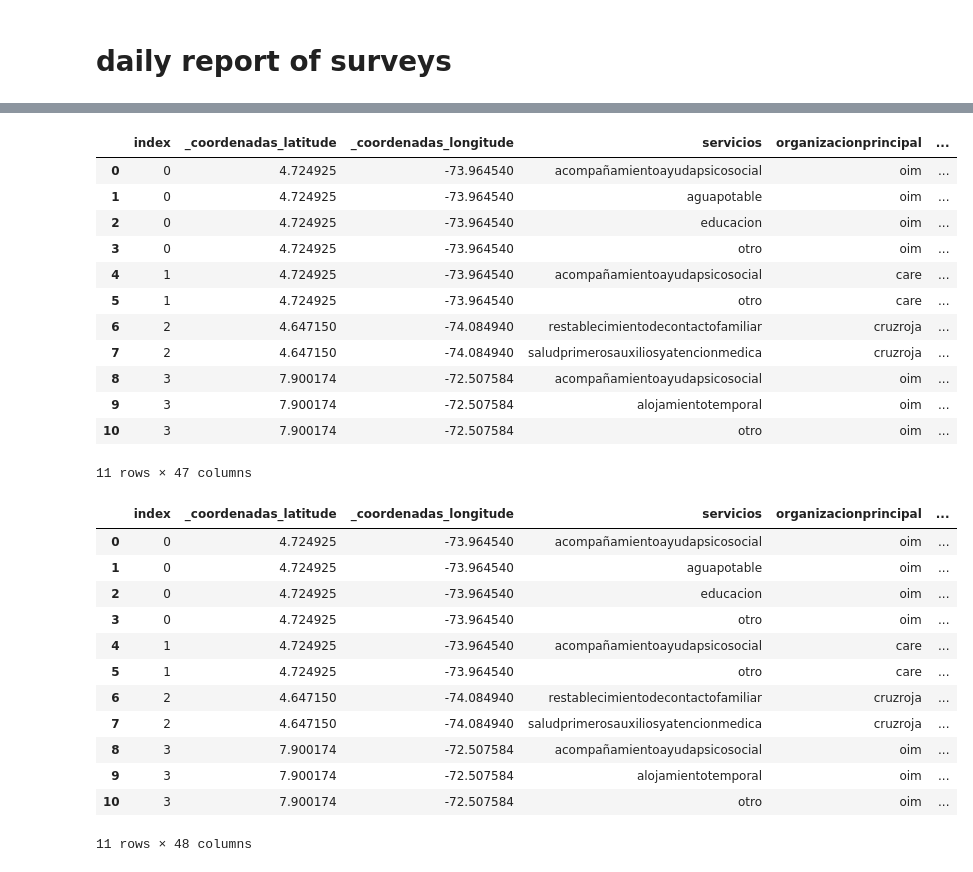
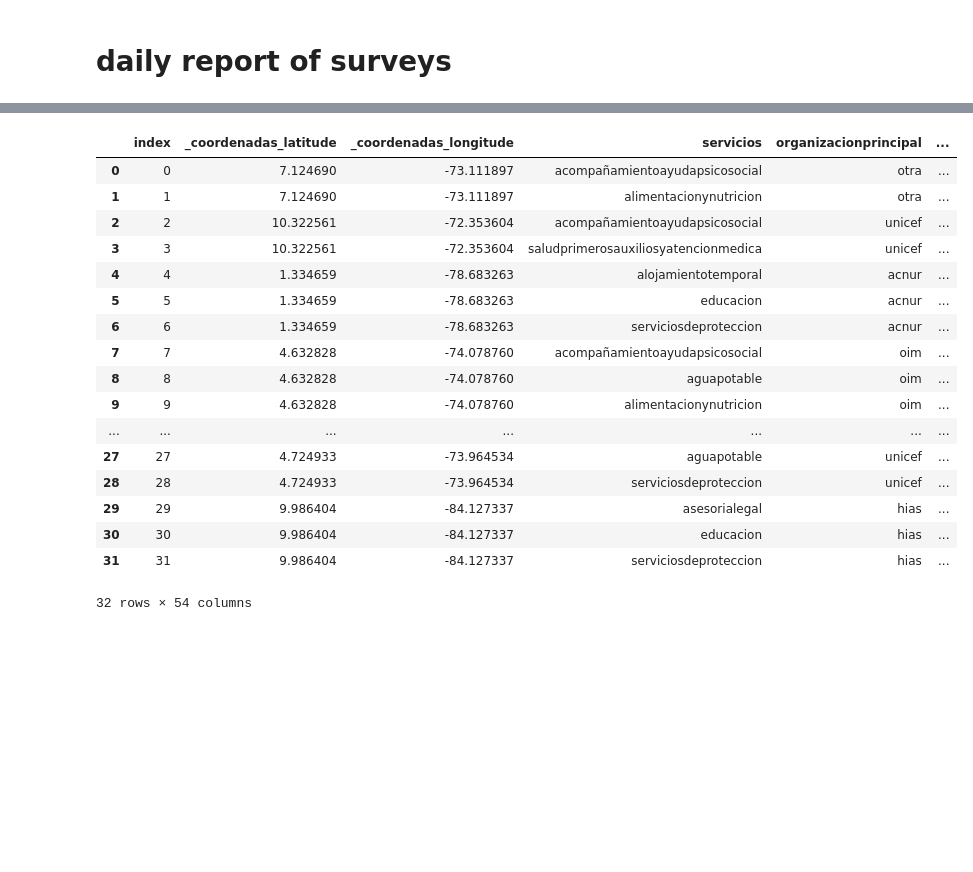
Before and after one commit to maolarte/Aurora, a Jupyter notebook: services.ipynb, the cells around one changed output, grey strips where cells are left out. Drawn from its saved outputs; the diff is of its cells as text; code cells hidden in the pictures; blank space fills up the shorter version.

```diff
--- a/services.ipynb
+++ b/services.ipynb
@@ -4,7 +4,7 @@ from pandas import DataFrame
 from pandas import Series
 
 # Import dataset
-services = pd.read_csv('Aurora_Office_Fase_2_-_all_versions_-_False_-_2023-09-20-21-01-20.csv', sep=';', index_col = False)
+services = pd.read_csv('Aurora_OfficeRonda_2_-_latest_version_-_False_-_2023-10-04-16-15-49.csv', sep=';', index_col = False)
 
 # rename variables
 newColumns = {'_coordenadas_latitude': 'lat',
@@ -58,7 +58,13 @@ newColumns = {'_coordenadas_latitude': 'lat',
               'organizacionpertence' : 'org_pert1',
               'organizacionprincipal' : 'org_pert2',
               'organizacionimplementadora' : 'org_pert_d',
-              }
+              'capacidadsobrepasada' : 'sobrepasa_',
+              'numeronna' : 'nna_atend',
+              'cuantosnoacompanados' : 'cuan_nna_n',
+              'cuantosseparados' : 'cuan_nna_s',
+              'nnaseparados' : 'nna_separ_',
+              'nnanoacompanados' : 'nna_no_aco',
+               }
 
 services_carto = services.rename(columns=newColumns)
 # %%
@@ -289,5 +295,9 @@ exportToFile(output_df, "csv", "output")
 data export to output.csv
 # %% [markdown]
 # daily report of surveys
+# %%
+import datetime
+
+services.fecha = pd.to_datetime(services.fecha)
 # %%
 # totals
@@ -322,6 +332,7 @@ prueba= prueba[['_coordenadas_latitude',
                 'organizacionimplementadora',
                 'pais',
                 'punto_reporte',
+                '_uuid',
                 'diarioalimentacionynutricion',
                 'ayeralimentacionynutricion',
                 'promalimentacionynutricion',
@@ -337,52 +348,57 @@ prueba= prueba[['_coordenadas_latitude',
                 'diarioeducacion',
                 'ayereducacion',
                 'promeducacion',
-                #'diarioserviciosproteccion',
-                #'ayerserviciosproteccion',
-                #'promserviciosproteccion',
+                'diarioserviciosproteccion',
+                'ayerserviciosproteccion',
+                'promserviciosproteccion',
                 'diariorestablecimientodecontactofamiliar',
                 'ayerrestablecimientodecontactofamiliar',
                 'promrestablecimientodecontactofamiliar',
                 'diariosaludprimerosauxiliosyatencionmedica',
                 'ayersaludprimerosauxiliosyatencionmedica',
                 'promsaludprimerosauxiliosyatencionmedica',
                 'diarioaguapotable',
                 'ayeraguapotable',
                 'promaguapotable',
                 'diariosaneamiento',
                 'ayersaneamiento',
                 'promsaneamiento',
                 'diariohigiene',
                 'ayerhigiene',
                 'promhigiene',
                 'diariotransportehumanitario',
                 'ayertransportehumanitario',
                 'promtransportehumanitario',
                 'diariotransferenciasmonetarias',
                 'ayertransferenciasmonetarias',
                 'promtransferenciasmonetarias',
                 'diariootro',
                 'ayerotro',
                 'promotro',
-                #'diariootro1',
-                #'ayerotro1',
-                #'promotro1',
+                'diariootro1',
+                'ayerotro1',
+                'promotro1',
                 ]].reset_index()
 prueba
 # %% [output]
 |  | index | _coordenadas_latitude | _coordenadas_longitude | servicios | organizacionprincipal | ... |
-| 0 | 0 | 4.724925 | -73.964540 | acompañamientoayudapsicosocial | oim | ... |
-| 1 | 0 | 4.724925 | -73.964540 | aguapotable | oim | ... |
-| 2 | 0 | 4.724925 | -73.964540 | educacion | oim | ... |
-| 3 | 0 | 4.724925 | -73.964540 | otro | oim | ... |
-| 4 | 1 | 4.724925 | -73.964540 | acompañamientoayudapsicosocial | care | ... |
-| 5 | 1 | 4.724925 | -73.964540 | otro | care | ... |
-| 6 | 2 | 4.647150 | -74.084940 | restablecimientodecontactofamiliar | cruzroja | ... |
-| 7 | 2 | 4.647150 | -74.084940 | saludprimerosauxiliosyatencionmedica | cruzroja | ... |
-| 8 | 3 | 7.900174 | -72.507584 | acompañamientoayudapsicosocial | oim | ... |
-| 9 | 3 | 7.900174 | -72.507584 | alojamientotemporal | oim | ... |
-| 10 | 3 | 7.900174 | -72.507584 | otro | oim | ... |
+| 0 | 0 | 7.124690 | -73.111897 | acompañamientoayudapsicosocial | otra | ... |
+| 1 | 1 | 7.124690 | -73.111897 | alimentacionynutricion | otra | ... |
+| 2 | 2 | 10.322561 | -72.353604 | acompañamientoayudapsicosocial | unicef | ... |
+| 3 | 3 | 10.322561 | -72.353604 | saludprimerosauxiliosyatencionmedica | unicef | ... |
+| 4 | 4 | 1.334659 | -78.683263 | alojamientotemporal | acnur | ... |
+| 5 | 5 | 1.334659 | -78.683263 | educacion | acnur | ... |
+| 6 | 6 | 1.334659 | -78.683263 | serviciosdeproteccion | acnur | ... |
+| 7 | 7 | 4.632828 | -74.078760 | acompañamientoayudapsicosocial | oim | ... |
+| 8 | 8 | 4.632828 | -74.078760 | aguapotable | oim | ... |
+| 9 | 9 | 4.632828 | -74.078760 | alimentacionynutricion | oim | ... |
+| ... | ... | ... | ... | ... | ... | ... |
+| 27 | 27 | 4.724933 | -73.964534 | aguapotable | unicef | ... |
+| 28 | 28 | 4.724933 | -73.964534 | serviciosdeproteccion | unicef | ... |
+| 29 | 29 | 9.986404 | -84.127337 | asesorialegal | hias | ... |
+| 30 | 30 | 9.986404 | -84.127337 | educacion | hias | ... |
+| 31 | 31 | 9.986404 | -84.127337 | serviciosdeproteccion | hias | ... |
-11 rows × 47 columns
+32 rows × 54 columns
 # %%
 prueba["capacidad"]=" "
 prueba["ayer"]=" "
@@ -398,24 +414,7 @@ prueba.loc[(prueba['servicios']=='higiene'), 'capacidad'] = prueba['diariohigien
 prueba.loc[(prueba['servicios']=='restablecimientodecontactofamiliar'), 'capacidad'] = prueba[ 'diariorestablecimientodecontactofamiliar']
 prueba.loc[(prueba['servicios']=='saludprimerosauxiliosyatencionmedica'), 'capacidad'] = prueba['diariosaludprimerosauxiliosyatencionmedica']
 prueba.loc[(prueba['servicios']=='saneamiento'), 'capacidad'] = prueba['diariosaneamiento']
-#prueba.loc[(prueba['servicios']=='serviciosdeproteccion'), 'capacidad'] = prueba['diarioserviciosproteccion']
+prueba.loc[(prueba['servicios']=='serviciosdeproteccion'), 'capacidad'] = prueba['diarioserviciosproteccion']
 prueba.loc[(prueba['servicios']=='transferencias'), 'capacidad'] = prueba['diariotransferenciasmonetarias']
 prueba.loc[(prueba['servicios']=='transportehumanitario'), 'capacidad'] = prueba['diariotransportehumanitario']
 prueba.loc[(prueba['servicios']=='otro'), 'capacidad'] = prueba['diariootro']
-
-
-prueba
-# %% [output]
-|  | index | _coordenadas_latitude | _coordenadas_longitude | servicios | organizacionprincipal | ... |
-| 0 | 0 | 4.724925 | -73.964540 | acompañamientoayudapsicosocial | oim | ... |
-| 1 | 0 | 4.724925 | -73.964540 | aguapotable | oim | ... |
-| 2 | 0 | 4.724925 | -73.964540 | educacion | oim | ... |
-| 3 | 0 | 4.724925 | -73.964540 | otro | oim | ... |
-| 4 | 1 | 4.724925 | -73.964540 | acompañamientoayudapsicosocial | care | ... |
-| 5 | 1 | 4.724925 | -73.964540 | otro | care | ... |
-| 6 | 2 | 4.647150 | -74.084940 | restablecimientodecontactofamiliar | cruzroja | ... |
-| 7 | 2 | 4.647150 | -74.084940 | saludprimerosauxiliosyatencionmedica | cruzroja | ... |
-| 8 | 3 | 7.900174 | -72.507584 | acompañamientoayudapsicosocial | oim | ... |
-| 9 | 3 | 7.900174 | -72.507584 | alojamientotemporal | oim | ... |
-| 10 | 3 | 7.900174 | -72.507584 | otro | oim | ... |
-11 rows × 48 columns
```
Also changed, not shown: parts of 8 cells of this notebook.
